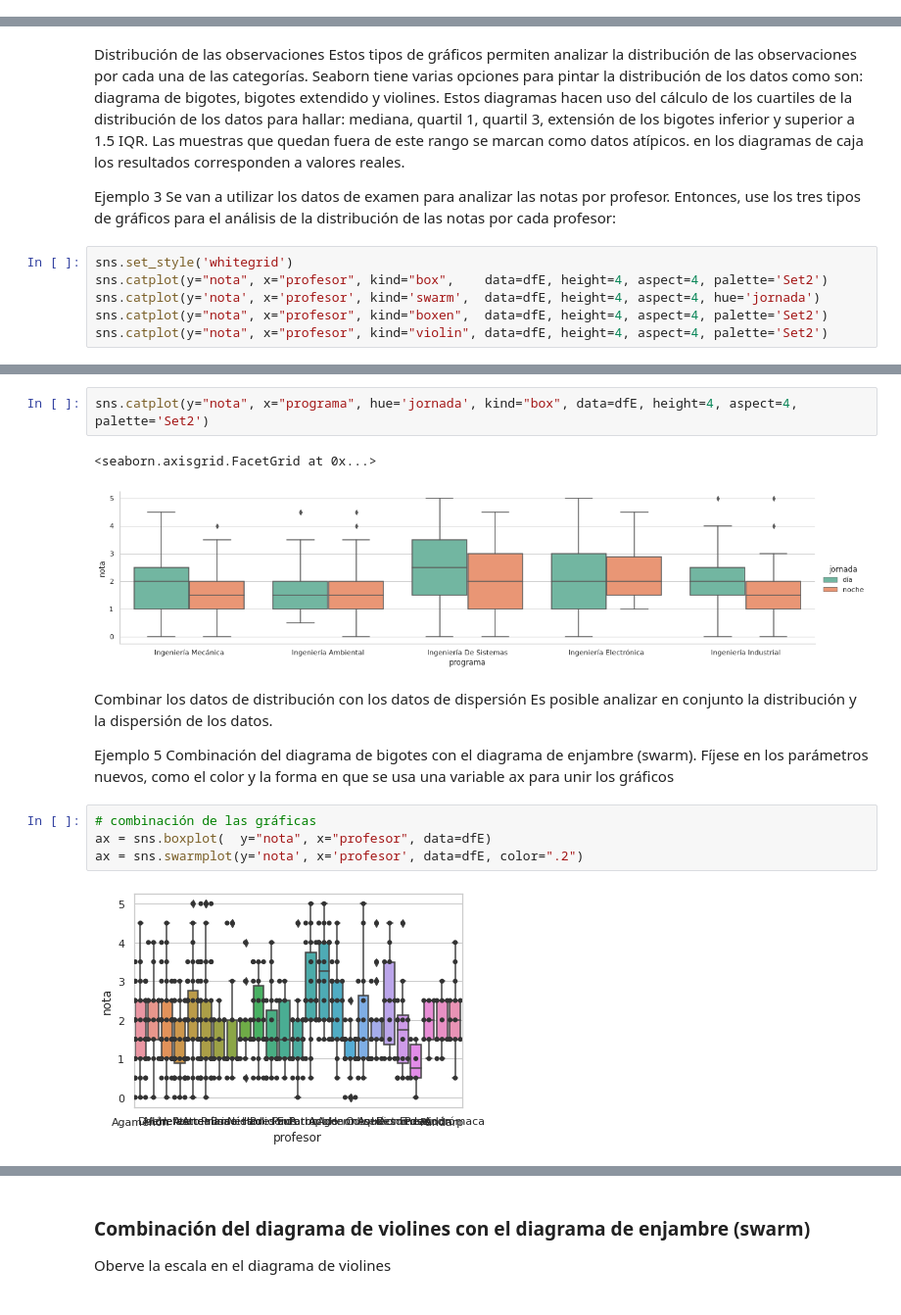
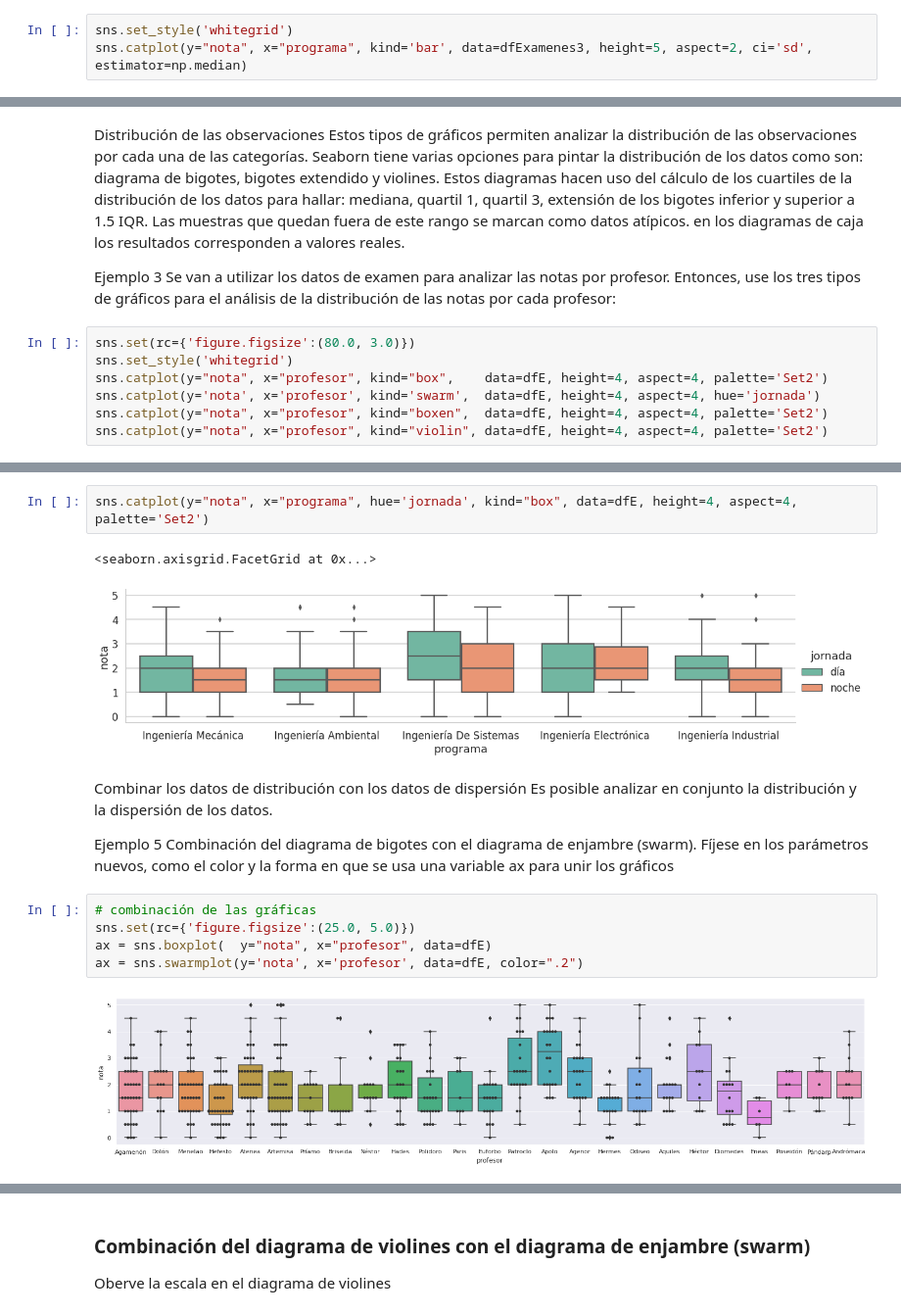
Before and after one commit to jcaicedot/Diplomado, a Jupyter notebook: Entrega_Quiz2.ipynb, the cells around one changed output, grey strips where cells are left out. Shown at 98% size. Saved outputs shown, nothing was run; the diff lists cells and outputs as text.

```diff
--- a/Entrega_Quiz2.ipynb
+++ b/Entrega_Quiz2.ipynb
@@ -250,0 +307,3 @@ df2.describe()
+# %%
+sns.set_style('whitegrid')
+sns.catplot(y="nota", x="programa", kind='bar', data=dfExamenes3, height=5, aspect=2, ci='sd', estimator=np.median)
@@ -394,6 +457,7 @@ Estos tipos de gráficos permiten analizar la distribución de las observaciones
 Ejemplo 3
 Se van a utilizar los datos de examen para analizar las notas por profesor. Entonces, use los tres tipos de gráficos para el análisis de la distribución de las notas por cada profesor:
 # %%
+sns.set(rc={'figure.figsize':(80.0, 3.0)})
 sns.set_style('whitegrid')
 sns.catplot(y="nota", x="profesor", kind="box",    data=dfE, height=4, aspect=4, palette='Set2')
 sns.catplot(y='nota', x='profesor', kind='swarm',  data=dfE, height=4, aspect=4, hue='jornada')
@@ -409,7 +473,7 @@ sns.catplot(y="nota", x="profesor", kind="violin", data=dfE, height=4, aspect=4,
 sns.catplot(y="nota", x="programa", hue='jornada', kind="box", data=dfE, height=4, aspect=4, palette='Set2')
 # %% [output]
 <seaborn.axisgrid.FacetGrid at 0x...>
-[figure, old version]
+[figure, new version]
 # %% [markdown]
 Combinar los datos de distribución con los datos de dispersión
 Es posible analizar en conjunto la distribución y la dispersión de los datos.
@@ -418,9 +482,10 @@ Ejemplo 5
 Combinación del diagrama de bigotes con el diagrama de enjambre (swarm). Fíjese en los parámetros nuevos, como el color y la forma en que se usa una variable  ax  para unir los gráficos
 # %%
 # combinación de las gráficas
+sns.set(rc={'figure.figsize':(25.0, 5.0)})
 ax = sns.boxplot(  y="nota", x="profesor", data=dfE)
 ax = sns.swarmplot(y='nota', x='profesor', data=dfE, color=".2")
 # %% [output]
-[figure, old version]
+[figure, new version]
 # %%
 # configuración del tamaño
```
Also changed, not shown: parts of 44 cells of this notebook.
